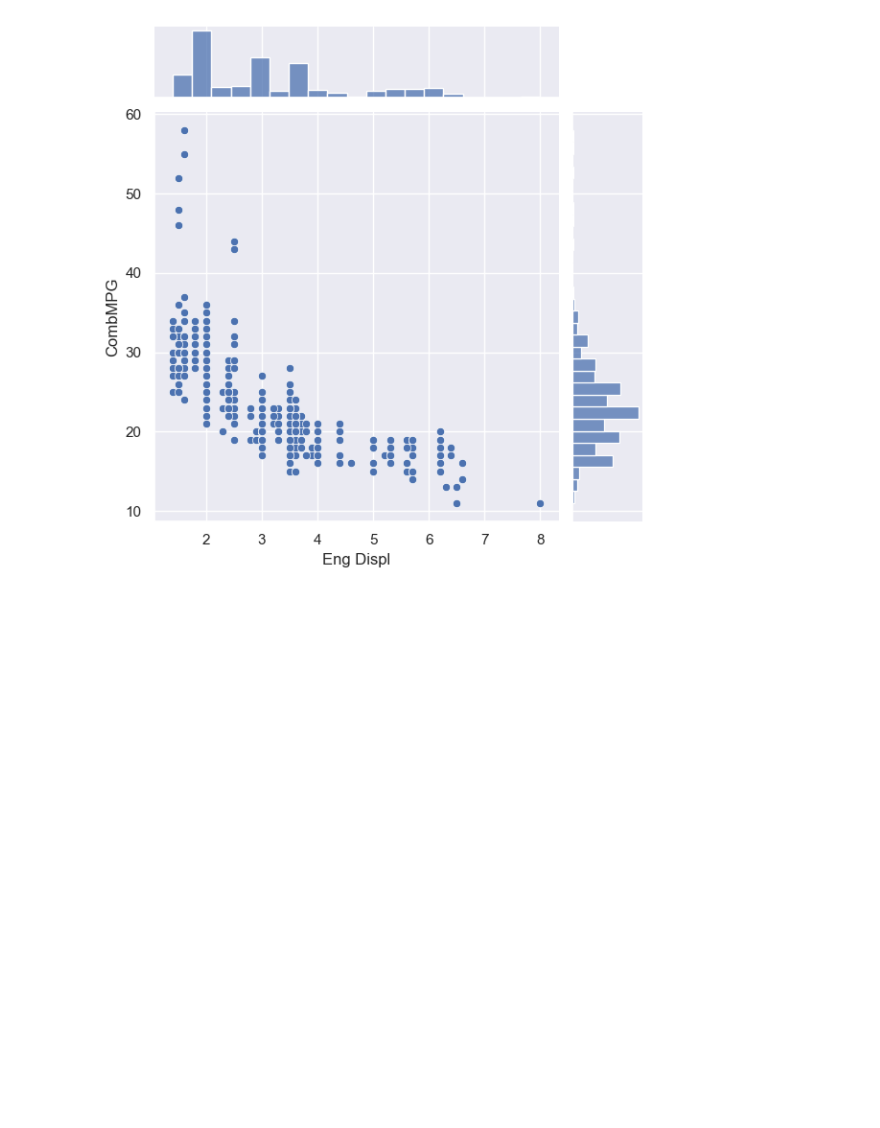
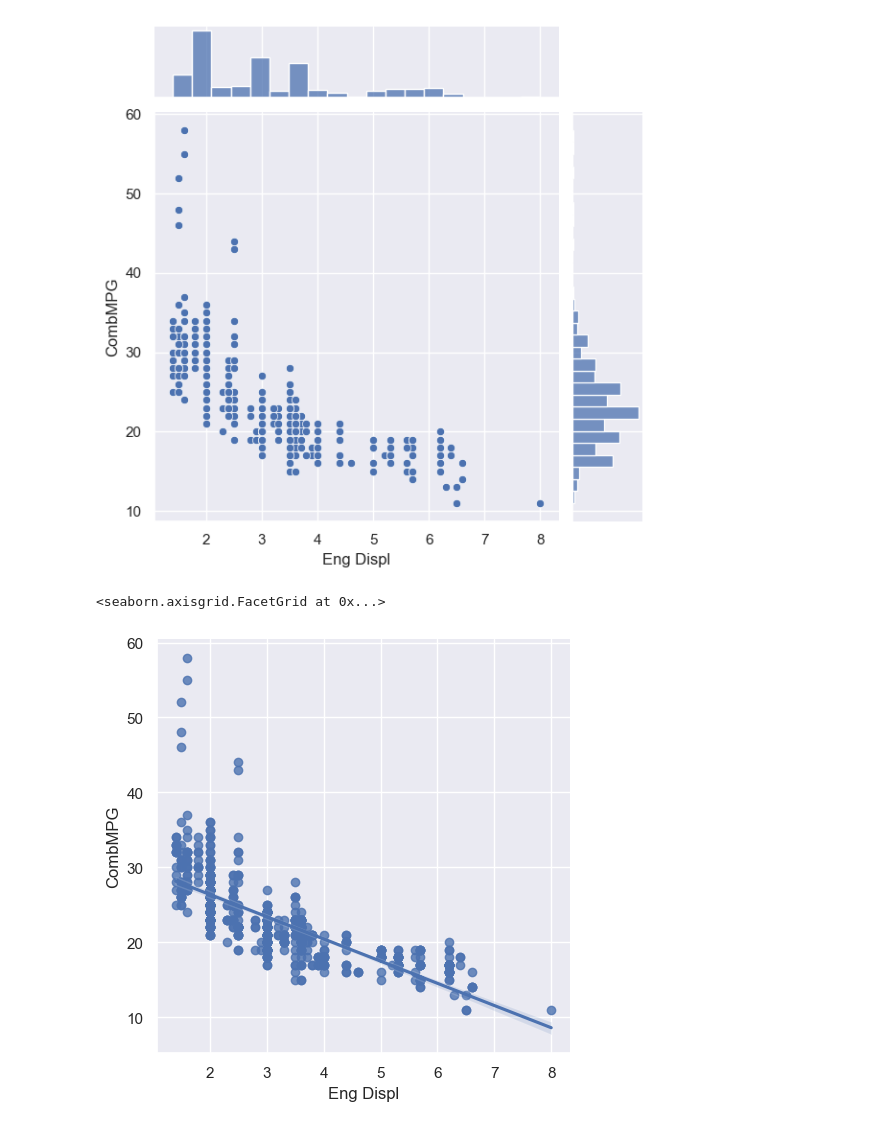
Before and after one commit to souvik0306/ML-Coursera, a Jupyter notebook: Udemy/Pandas_tutorial.ipynb, the cells around one changed output. Cells and saved outputs as stored; diff of their text form; code cells hidden in the pictures; blank space fills up the shorter version.

```diff
--- a/Udemy/Pandas_tutorial.ipynb
+++ b/Udemy/Pandas_tutorial.ipynb
@@ -136,3 +136,8 @@ sns.jointplot(x='Eng Displ',y='CombMPG',data=df_cars)
 # %% [output]
 <seaborn.axisgrid.JointGrid at 0x...>
 [figure]
+# %%
+sns.lmplot(x='Eng Displ',y='CombMPG',data=df_cars)
+# %% [output]
+<seaborn.axisgrid.FacetGrid at 0x...>
+[figure, added]
```
Also changed, not shown: parts of 5 cells of this notebook, 1 other file.
